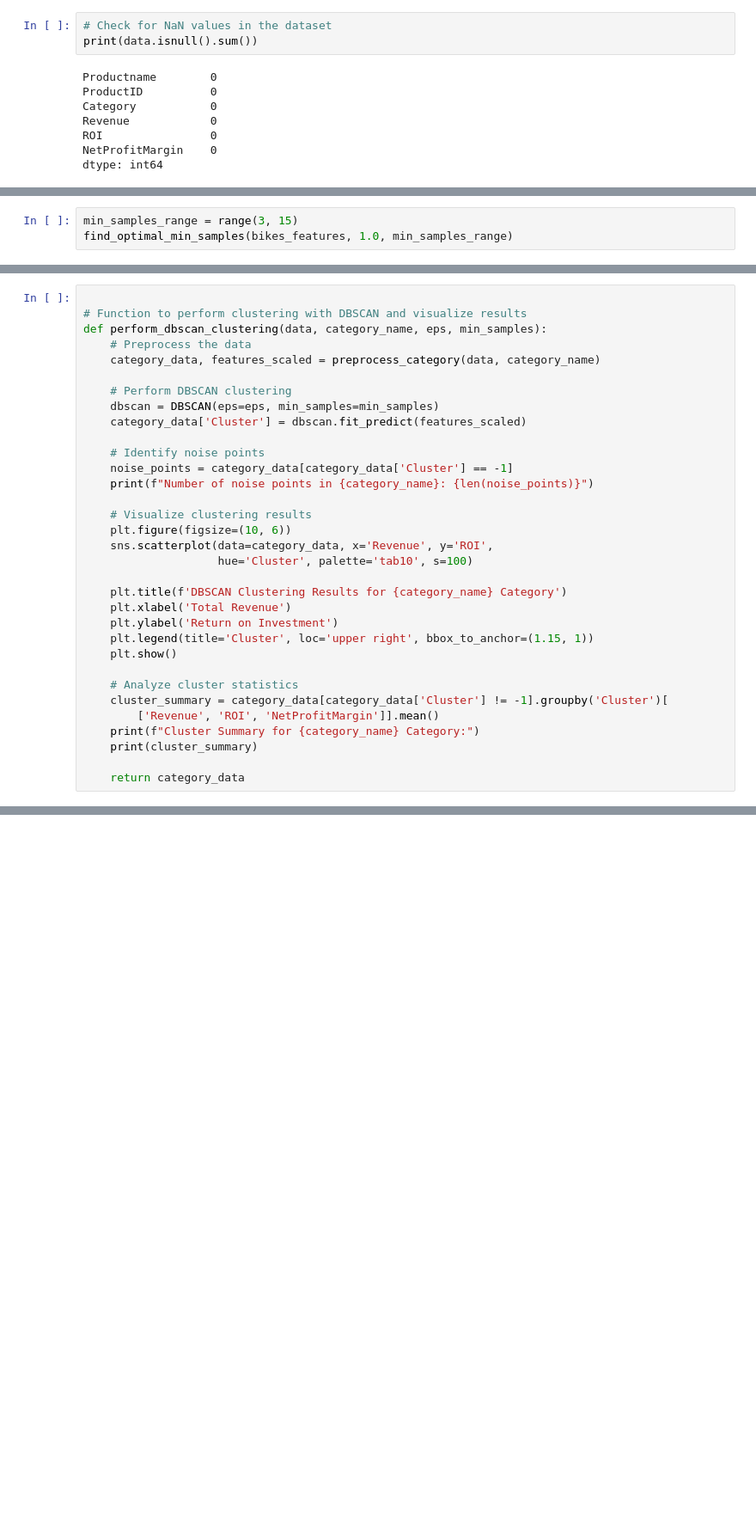
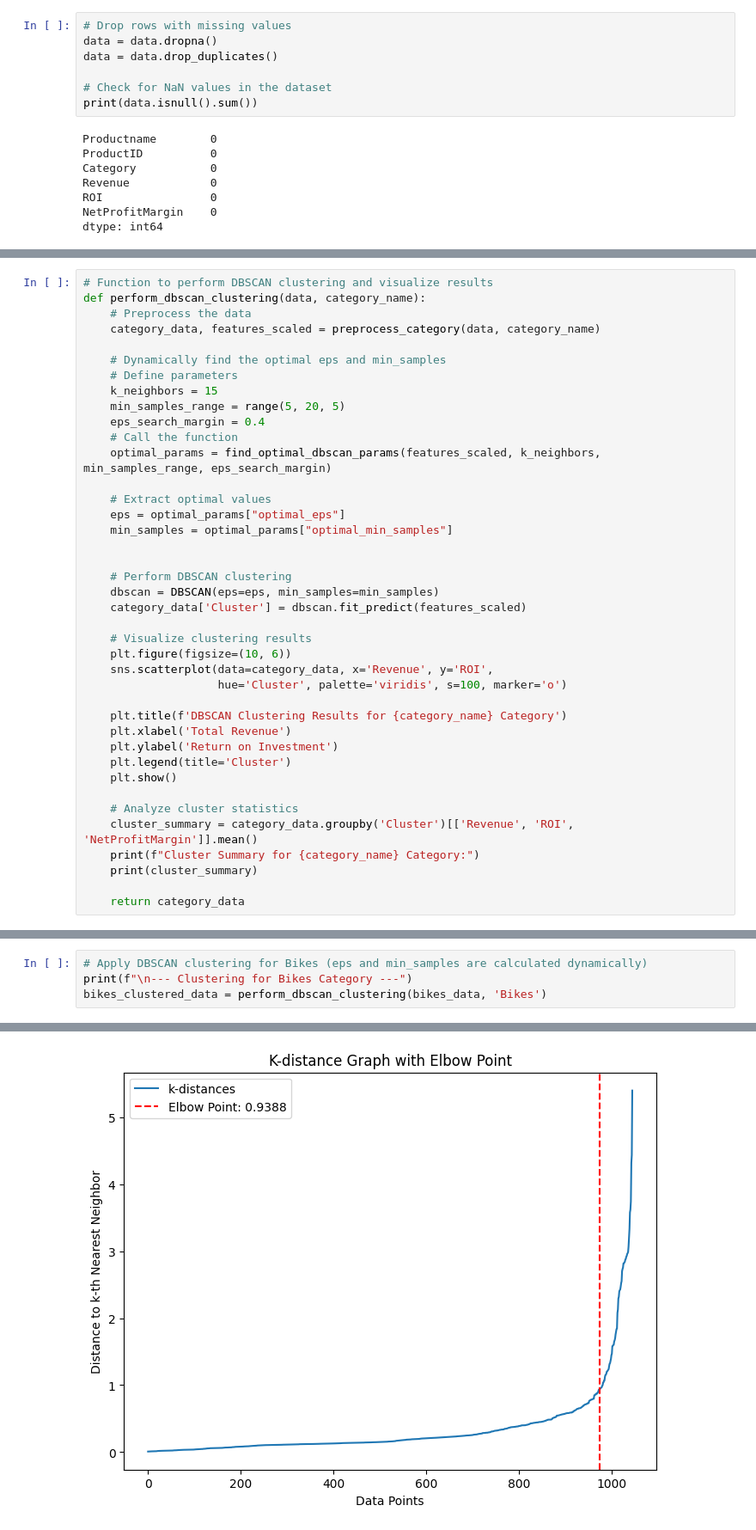
Before and after one commit to phankhanhnghi/CurrentTopic, a Jupyter notebook: DBSCAN.ipynb, the cells around one changed output, grey strips where cells are left out. Shown: that part at 86% size. Drawn from its saved outputs; the diff is of its cells as text; blank space fills up the shorter version.

Commit message:
Add files via upload
update kmean Dbscan version 2

```diff
--- a/DBSCAN.ipynb
+++ b/DBSCAN.ipynb
@@ -64,4 +62,8 @@ data = data.dropna()
 # %%
+# Drop rows with missing values
+data = data.dropna()
+data = data.drop_duplicates()
+
 # Check for NaN values in the dataset
 print(data.isnull().sum())
 # %% [output]
@@ -185,3 +90,0 @@ def find_optimal_min_samples(data, eps, min_samples_range):
-# %%
-min_samples_range = range(3, 15)
-find_optimal_min_samples(bikes_features, 1.0, min_samples_range)
@@ -191,32 +193,39 @@ ValueError: Number of labels is 1. Valid values are 2 to n_samples - 1 (inclusiv
 # %%
-
-# Function to perform clustering with DBSCAN and visualize results
-def perform_dbscan_clustering(data, category_name, eps, min_samples):
+# Function to perform DBSCAN clustering and visualize results
+def perform_dbscan_clustering(data, category_name):
     # Preprocess the data
     category_data, features_scaled = preprocess_category(data, category_name)
+
+    # Dynamically find the optimal eps and min_samples
+    # Define parameters
+    k_neighbors = 15
+    min_samples_range = range(5, 20, 5)
+    eps_search_margin = 0.4
+    # Call the function
+    optimal_params = find_optimal_dbscan_params(features_scaled, k_neighbors, min_samples_range, eps_search_margin)
+
+    # Extract optimal values
+    eps = optimal_params["optimal_eps"]
+    min_samples = optimal_params["optimal_min_samples"]
+
 
     # Perform DBSCAN clustering
     dbscan = DBSCAN(eps=eps, min_samples=min_samples)
     category_data['Cluster'] = dbscan.fit_predict(features_scaled)
 
-    # Identify noise points
-    noise_points = category_data[category_data['Cluster'] == -1]
-    print(f"Number of noise points in {category_name}: {len(noise_points)}")
-
     # Visualize clustering results
     plt.figure(figsize=(10, 6))
     sns.scatterplot(data=category_data, x='Revenue', y='ROI',
-                    hue='Cluster', palette='tab10', s=100)
+                    hue='Cluster', palette='viridis', s=100, marker='o')
 
     plt.title(f'DBSCAN Clustering Results for {category_name} Category')
     plt.xlabel('Total Revenue')
     plt.ylabel('Return on Investment')
-    plt.legend(title='Cluster', loc='upper right', bbox_to_anchor=(1.15, 1))
+    plt.legend(title='Cluster')
     plt.show()
 
     # Analyze cluster statistics
-    cluster_summary = category_data[category_data['Cluster'] != -1].groupby('Cluster')[
-        ['Revenue', 'ROI', 'NetProfitMargin']].mean()
+    cluster_summary = category_data.groupby('Cluster')[['Revenue', 'ROI', 'NetProfitMargin']].mean()
     print(f"Cluster Summary for {category_name} Category:")
     print(cluster_summary)
 
@@ -248,0 +267,5 @@ TypeError: find_optimal_eps() takes 1 positional argument but 2 were given
+# %%
+# Apply DBSCAN clustering for Bikes (eps and min_samples are calculated dynamically)
+print(f"\n--- Clustering for Bikes Category ---")
+bikes_clustered_data = perform_dbscan_clustering(bikes_data, 'Bikes')
+# %% [output]
@@ -248,0 +273 @@ TypeError: find_optimal_eps() takes 1 positional argument but 2 were given
+[figure, added]
```
Also changed, not shown: parts of 22 cells of this notebook, 1 other file.
